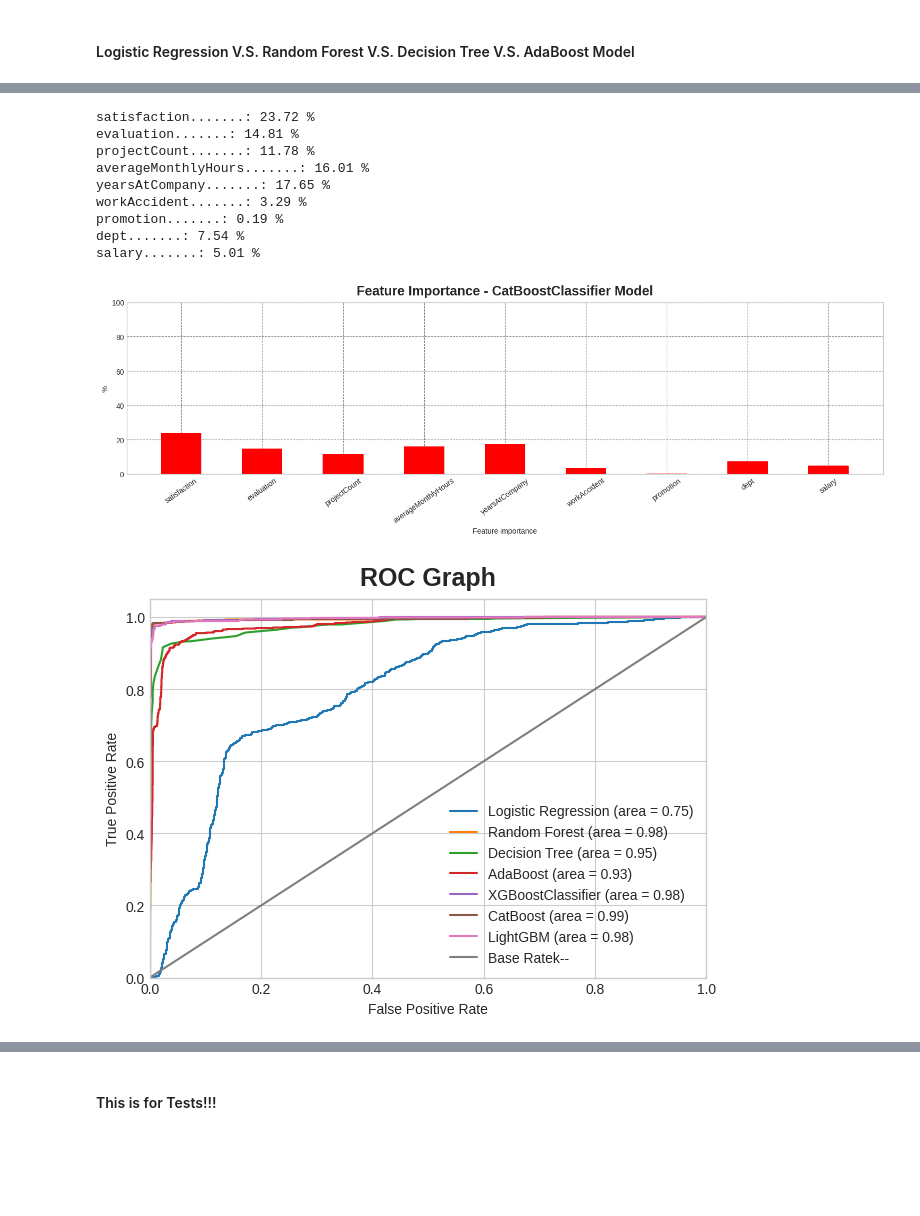
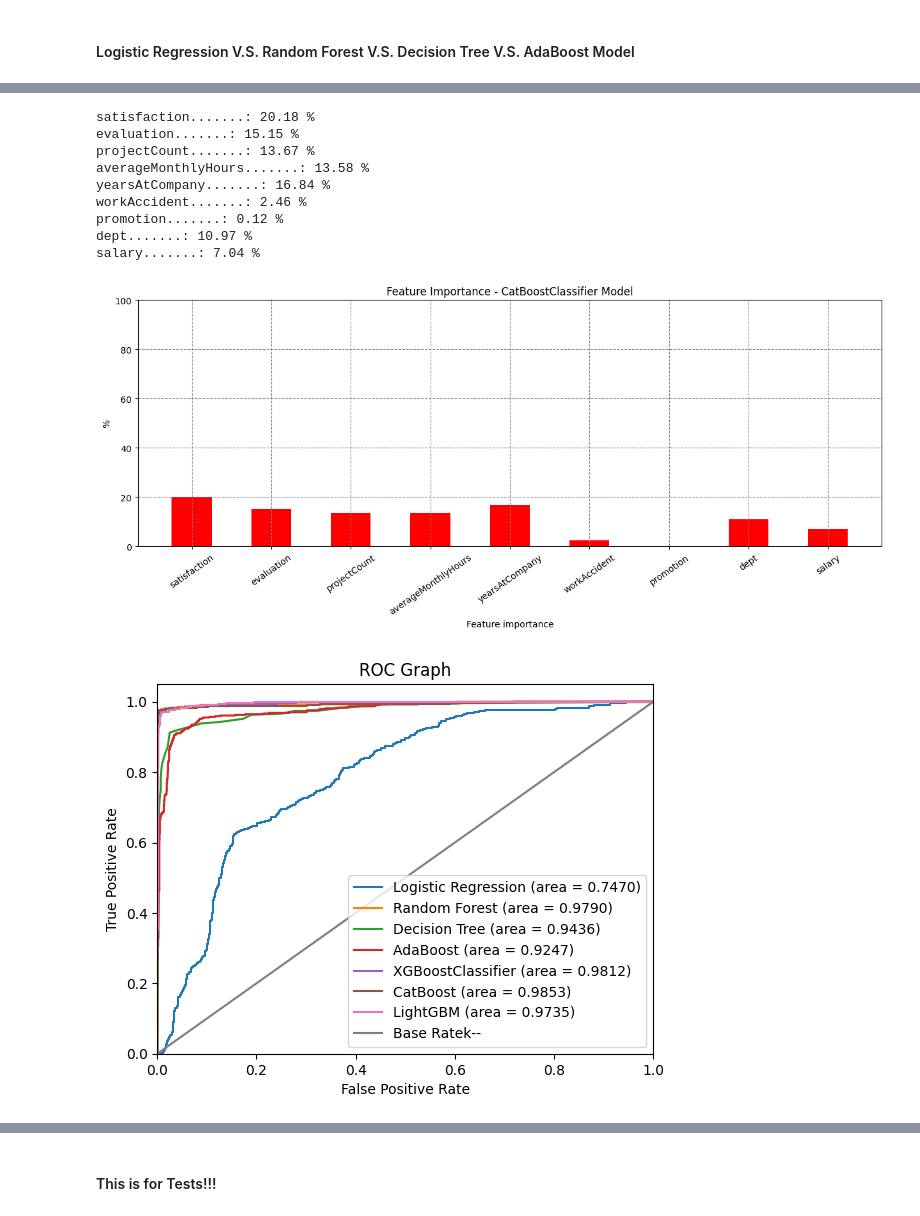
Before and after one commit to andvsilva/programming, a Jupyter notebook: notebooks/explore/modeling.ipynb, the cells around one changed output, grey strips where cells are left out. Cells and saved outputs as stored; diff of their text form; code cells hidden in the pictures; blank space fills up the shorter version.

```diff
--- a/notebooks/explore/modeling.ipynb
+++ b/notebooks/explore/modeling.ipynb
@@ -206,4 +215,4 @@ fig.show()
 # %% [markdown]
 ### Train and Test features
 # %%
-X_train, X_test, y_train, y_test = train_test_split(X,y,test_size=0.2, random_state=123, stratify=y, shuffle = True)
+X_train, X_test, y_train, y_test = train_test_split(X,y,test_size=0.15, random_state=123, stratify=y, shuffle = True)
@@ -356,7 +375,7 @@ plot_conf_matrix(y_test, y_pred_dtree)
 # %%
 # Random Forest Model
 rf_model = RandomForestClassifier(
-    n_estimators=10000,
+    n_estimators=1000,
     max_depth=None,
     min_samples_split=10,
     class_weight="balanced",
@@ -574,13 +593,13 @@ plt.show()
 from catboost import CatBoostClassifier, Pool
 
 cat_model = CatBoostClassifier(
-    iterations = 1000, # 1000 are ideal
+    iterations = 300, # 1000 are ideal
     loss_function='MultiClass',
     bootstrap_type = "Bayesian",
     eval_metric = 'MultiClass',
     leaf_estimation_iterations = 100,
     random_strength = 0.5,
-    depth = 7,
+    depth = 10,
     l2_leaf_reg = 5,
     learning_rate=0.1,
     bagging_temperature = 0.5,
@@ -626,15 +645,15 @@ for ilist in list_name_features:
     print(f"{ilist}.......: {round(dict_feat_importances[ilist], 2)} %")
     i=i+1
 # %% [output]
-satisfaction.......: 23.72 %
-evaluation.......: 14.81 %
-projectCount.......: 11.78 %
-averageMonthlyHours.......: 16.01 %
-yearsAtCompany.......: 17.65 %
-workAccident.......: 3.29 %
-promotion.......: 0.19 %
-dept.......: 7.54 %
-salary.......: 5.01 %
+satisfaction.......: 20.18 %
+evaluation.......: 15.15 %
+projectCount.......: 13.67 %
+averageMonthlyHours.......: 13.58 %
+yearsAtCompany.......: 16.84 %
+workAccident.......: 2.46 %
+promotion.......: 0.12 %
+dept.......: 10.97 %
+salary.......: 7.04 %
 # %%
 # feature importance
 plt.figure(figsize=(15,5))
@@ -647,56 +666,41 @@ plt.xticks(rotation=35)
 plt.grid(color='gray', linestyle='dashed')
 plt.show()
 # %% [output]
-[figure, old version]
+[figure, new version]
 # %%
 # Create ROC Graph
 fpr, tpr, thresholds = roc_curve(y_test, logreg_model.predict_proba(X_test)[:,1])
 rf_fpr, rf_tpr, rf_thresholds = roc_curve(y_test, rf_model.predict_proba(X_test)[:,1])
 dt_fpr, dt_tpr, dt_thresholds = roc_curve(y_test, dtree_model.predict_proba(X_test)[:,1])
 ada_fpr, ada_tpr, ada_thresholds = roc_curve(y_test, ada_model.predict_proba(X_test)[:,1])
 xgb_fpr, xgb_tpr, xgb_thresholds = roc_curve(y_test, xgb_model.predict_proba(X_test)[:,1])
 cat_fpr, cat_tpr, cat_thresholds = roc_curve(y_test, cat_model.predict_proba(X_test)[:,1])
 lgb_fpr, lgb_tpr, lgb_thresholds = roc_curve(y_test, lgb_model.predict_proba(X_test)[:,1])
 
 plt.figure()
 
-# Plot Logistic Regression ROC
-plt.plot(fpr, tpr, label='Logistic Regression (area = %0.2f)' % logit_roc_auc)
-
-# Plot Random Forest ROC
-plt.plot(rf_fpr, rf_tpr, label='Random Forest (area = %0.2f)' % rf_roc_auc)
-
-# Plot Decision Tree ROC
-plt.plot(dt_fpr, dt_tpr, label='Decision Tree (area = %0.2f)' % dt_roc_auc)
-
-# Plot AdaBoost ROC
-plt.plot(ada_fpr, ada_tpr, label='AdaBoost (area = %0.2f)' % ada_roc_auc)
-
-# Plot XGBoostClassifier ROC
-plt.plot(xgb_fpr, xgb_tpr, label='XGBoostClassifier (area = %0.2f)' % xgb_roc_auc)
-
-# Plot XGBoostClassifier ROC
-plt.plot(cat_fpr, cat_tpr, label='CatBoost (area = %0.2f)' % cat_roc_auc)
-
-# Plot LightGBM ROC
-plt.plot(lgb_fpr, lgb_tpr, label='LightGBM (area = %0.2f)' % lgb_roc_auc)
-
-# Plot Base Rate ROC
+plt.plot(fpr, tpr, label='Logistic Regression (area = %0.4f)' % logit_roc_auc)
+plt.plot(rf_fpr, rf_tpr, label='Random Forest (area = %0.4f)' % rf_roc_auc)
+plt.plot(dt_fpr, dt_tpr, label='Decision Tree (area = %0.4f)' % dt_roc_auc)
+plt.plot(ada_fpr, ada_tpr, label='AdaBoost (area = %0.4f)' % ada_roc_auc)
+plt.plot(xgb_fpr, xgb_tpr, label='XGBoostClassifier (area = %0.4f)' % xgb_roc_auc)
+plt.plot(cat_fpr, cat_tpr, label='CatBoost (area = %0.4f)' % cat_roc_auc)
+plt.plot(lgb_fpr, lgb_tpr, label='LightGBM (area = %0.4f)' % lgb_roc_auc)
 plt.plot([0,1], [0,1],label='Base Rate' 'k--')
 
 plt.xlim([0.0, 1.0])
 plt.ylim([0.0, 1.05])
 plt.xlabel('False Positive Rate')
 plt.ylabel('True Positive Rate')
 plt.title('ROC Graph')
 plt.legend(loc="lower right")
 
 # Save the plot as a PNG file
 plt.savefig('../images/roc_curve_models.png')
 
 plt.show()
 # %% [output]
-[figure, old version]
+[figure, new version]
 # %%
 os.system('date')
 # %% [output]
```
Also changed, not shown: parts of 42 cells of this notebook, 11 other files.
